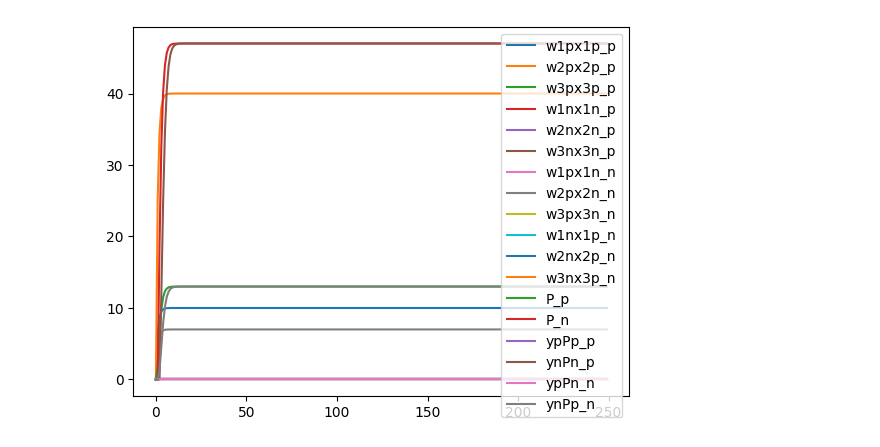
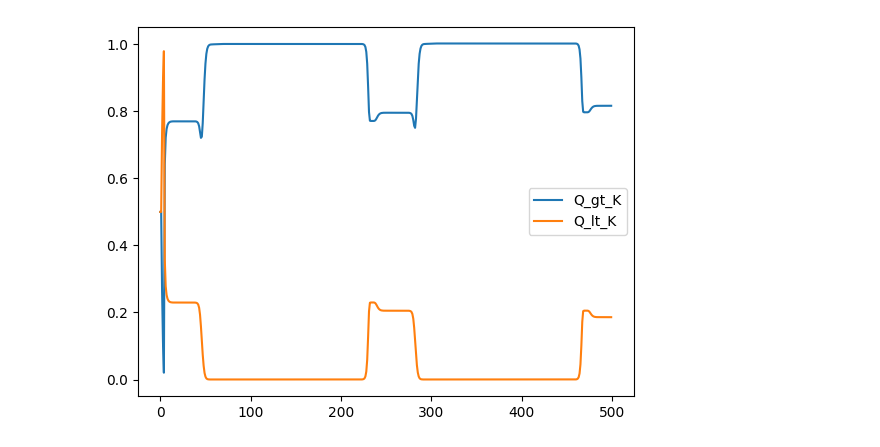
Before and after one commit to AmeyChoudhary/SVM, a Jupyter notebook: SVM_code/final_CRN_implementation_SVM.ipynb, the cells around one changed output. Saved outputs shown, nothing was run; the diff lists cells and outputs as text; code cells hidden in the pictures.

```diff
--- a/SVM_code/final_CRN_implementation_SVM.ipynb
+++ b/SVM_code/final_CRN_implementation_SVM.ipynb
@@ -392,10 +462,18 @@ doped_species = [
 ]
 
 weights_array = [
+    'w1_p', 'w2_p', 'w3_p', 'w1_n', 'w2_n', 'w3_n'
+]
+
+x_array = [
+    'x1_p', 'x2_p', 'x3_p', 'x1_n', 'x2_n', 'x3_n'
+]
+
+weights_array_2 = [
     'w1_p', 'w2_p', 'w3_p', 'w1_n', 'w2_n', 'w3_n' , 'w1_p', 'w2_p', 'w3_p', 'w1_n', 'w2_n', 'w3_n'
 ]
 
-x_array = [
+x_array_2 = [
     'x1_p', 'x2_p', 'x3_p', 'x1_n', 'x2_n', 'x3_n', 'x1_n', 'x2_n', 'x3_n', 'x1_p', 'x2_p', 'x3_p'
 ]
 
@@ -420,9 +498,34 @@ p_array = [
 ]
 
 y_array = [
+    'y_p', 'y_n'
+]
+
+y_array_2 = [
     'y_p', 'y_n', 'y_p', 'y_n'
 ]
 
 q_array = [
     'Q_p', 'Q_n+K'
 ]
+
+cost_always = [
+    'lr_ct_w1_n', 'lr_ct_w2_n', 'lr_ct_w3_n', 'lr_ct_w1_p', 'lr_ct_w2_p', 'lr_ct_w3_p'
+]
+
+cost_classification_1 = [
+    'lr_Q_gt_K_y_p_x1_p', 'lr_Q_gt_K_y_p_x2_p', 'lr_Q_gt_K_y_p_x3_p', 'lr_Q_gt_K_y_p_x1_n', 'lr_Q_gt_K_y_p_x2_n', 'lr_Q_gt_K_y_p_x3_n'
+]
+
+
+cost_classification_2 = [
+    'lr_Q_gt_K_y_n_x1_n', 'lr_Q_gt_K_y_n_x2_n', 'lr_Q_gt_K_y_n_x3_n', 'lr_Q_gt_K_y_n_x1_p', 'lr_Q_gt_K_y_n_x2_p', 'lr_Q_gt_K_y_n_x3_p'
+]
+
+final_weights = [
+    'w1_p_final', 'w2_p_final', 'w3_p_final', 'w1_n_final', 'w2_n_final', 'w3_n_final'
+]
+
+final_bias = [
+    'b_p_final', 'b_n_final'
+]
@@ -480,18 +607,12 @@ plt.show()
 # %%
 # plotting the results
 time = np.linspace(0,t_limit-1,t_limit)
-for i in range(12):
-    plt.plot(time, species_concentrations[product_array[i]], label = product_array[i])
-plt.plot(time, species_concentrations['P_p'], label = 'P_p')
-plt.plot(time, species_concentrations['P_n'], label = 'P_n')
-plt.plot(time, species_concentrations['ypPp_p'], label = 'ypPp_p')
-plt.plot(time, species_concentrations['ynPn_p'], label = 'ynPn_p')
-plt.plot(time, species_concentrations['ypPn_n'], label = 'ypPn_n')
-plt.plot(time, species_concentrations['ynPp_n'], label = 'ynPp_n')
+plt.plot(time, species_concentrations['Q_gt_K'], label = 'Q_gt_K')
+plt.plot(time, species_concentrations['Q_lt_K'], label = 'Q_lt_K')
 plt.legend()
 plt.show()
 # %% [output]
-[figure, old version]
+[figure, new version]
 # %%
 # printing P
 print(species_concentrations['P_p'][-1] - species_concentrations['P_n'][-1])
```
Also changed, not shown: parts of 16 cells of this notebook, 1 other file.
